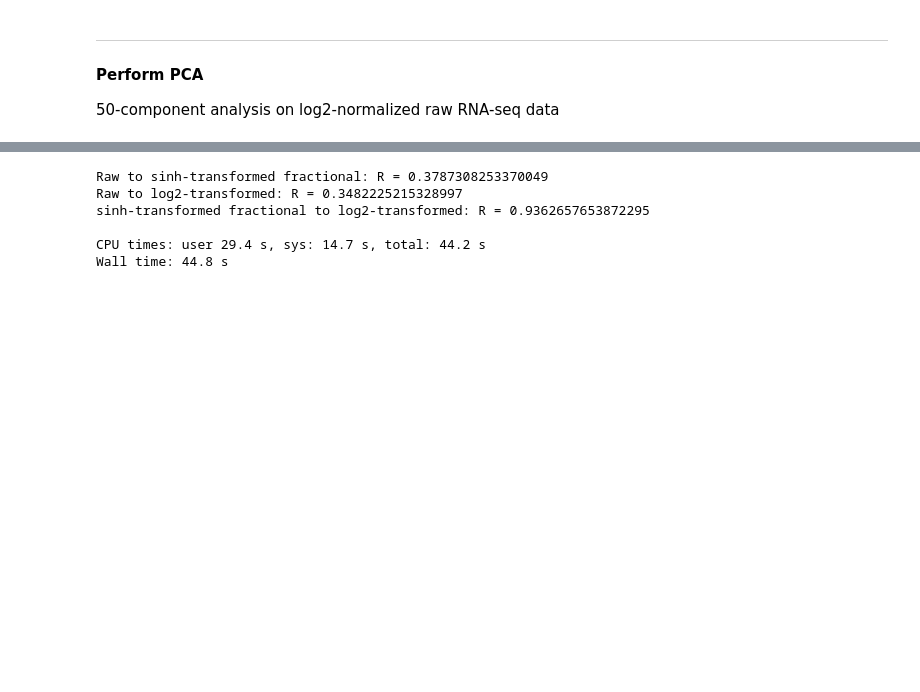
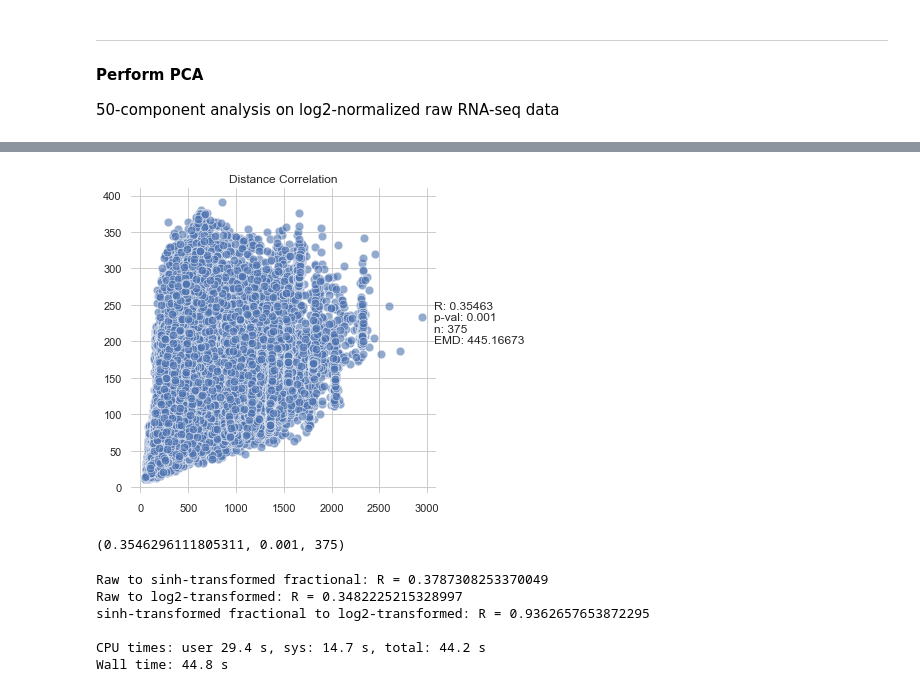
Before and after one commit to codyheiser/furry-couscous, a Jupyter notebook: tSNE_v_PCA.ipynb, the cells around one changed output, grey strips where cells are left out. Saved outputs shown, nothing was run; the diff lists cells and outputs as text; code cells hidden in the pictures; blank space fills up the shorter version.

```diff
--- a/tSNE_v_PCA.ipynb
+++ b/tSNE_v_PCA.ipynb
@@ -81,3 +92,8 @@ Wall time: 2.5 s
+# %%
+tSNE_utils.compare_euclid(pre = r00['Close_0.00'], post = r00_000_sinhPCA)
+# %% [output]
+[figure, added]
+(0.3546296111805311, 0.001, 375)
 # %%
 %%time
 # calculate distance correlation statistics and plot scatter of cell-cell distances between raw data and normalized data
```
Also changed, not shown: parts of 16 cells of this notebook, 2 other files.
